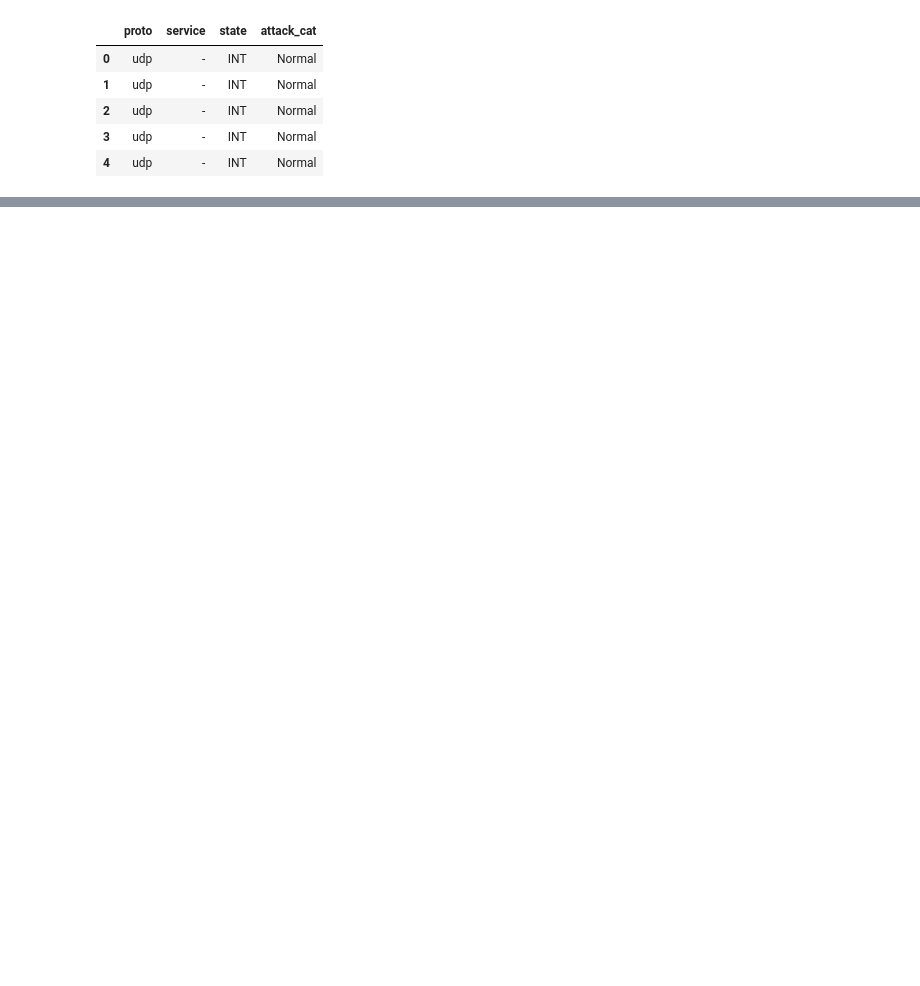
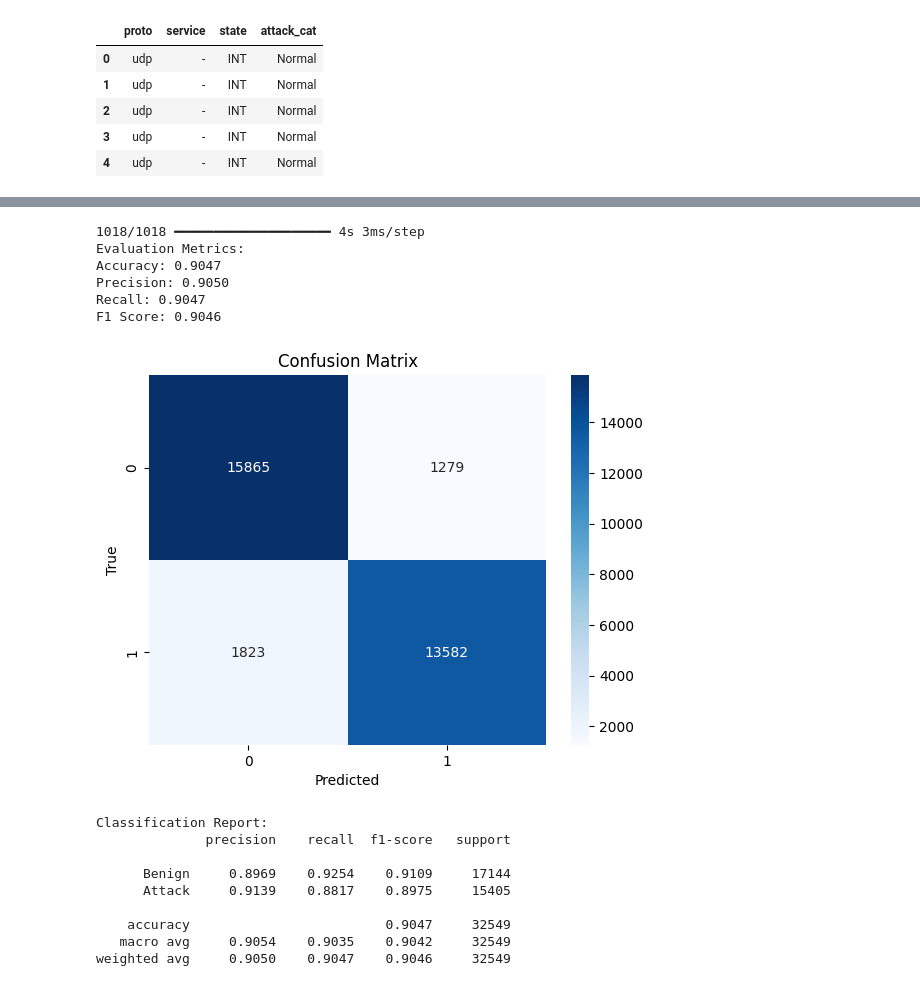
Before and after one commit to FranPratama/ids-hybrid-cnn-lstm, a Jupyter notebook: Corrected_TA_IDS.ipynb, the cells around one changed output, grey strips where cells are left out. Drawn from its saved outputs; the diff is of its cells as text; code cells hidden in the pictures; blank space fills up the shorter version.

```diff
--- a/Corrected_TA_IDS.ipynb
+++ b/Corrected_TA_IDS.ipynb
@@ -571,0 +586,10 @@ plt.show()
+# %%
+# 3. Train Model with Validation
+history = model.fit(
+    X_train, y_train,
+    epochs=30,  # Increase number of epochs
+    batch_size=64,  # Adjust batch size
+    validation_data=(X_val, y_val),
+    callbacks=[early_stopping, reduce_lr, checkpoint],
+    verbose=1
+)
@@ -571,0 +614,53 @@ plt.show()
+# %%
+# 4. Model Evaluation
+# Load best model weights
+model.load_weights('best_cnn_lstm.keras')
+
+# Predict on testing data
+y_pred = model.predict(X_test)
+
+# Get predicted labels
+y_pred_labels = np.argmax(y_pred, axis=1)
+# Get true labels for multiclass
+y_true_labels = np.argmax(y_test, axis=1)
+
+# Calculate evaluation metrics
+accuracy = accuracy_score(y_true_labels, y_pred_labels)
+precision = precision_score(y_true_labels, y_pred_labels, average='weighted')  # Use 'weighted' for multiclass
+recall = recall_score(y_true_labels, y_pred_labels, average='weighted')  # Use 'weighted' for multiclass
+f1 = f1_score(y_true_labels, y_pred_labels, average='weighted')  # Use 'weighted' for multiclass
+
+print("Evaluation Metrics:")
+print(f"Accuracy: {accuracy:.4f}")
+print(f"Precision: {precision:.4f}")
+print(f"Recall: {recall:.4f}")
+print(f"F1 Score: {f1:.4f}")
+
+# Confusion Matrix
+cm = confusion_matrix(y_true_labels, y_pred_labels)
+sns.heatmap(cm, annot=True, fmt='d', cmap='Blues')
+plt.xlabel('Predicted')
+plt.ylabel('True')
+plt.title('Confusion Matrix')
+plt.show()
+
+# Classification Report
+print("Classification Report:")
+print(classification_report(y_true_labels, y_pred_labels, target_names=['Benign', 'Attack'], digits=4))
+# %% [output]
+1018/1018 ━━━━━━━━━━━━━━━━━━━━ 4s 3ms/step
+Evaluation Metrics:
+Accuracy: 0.9047
+Precision: 0.9050
+Recall: 0.9047
+F1 Score: 0.9046
+[figure, added]
+Classification Report:
+              precision    recall  f1-score   support
+
+      Benign     0.8969    0.9254    0.9109     17144
+      Attack     0.9139    0.8817    0.8975     15405
+
+    accuracy                         0.9047     32549
+   macro avg     0.9054    0.9035    0.9042     32549
+weighted avg     0.9050    0.9047    0.9046     32549
```
Also changed, not shown: parts of 42 cells of this notebook, 15 other files.
